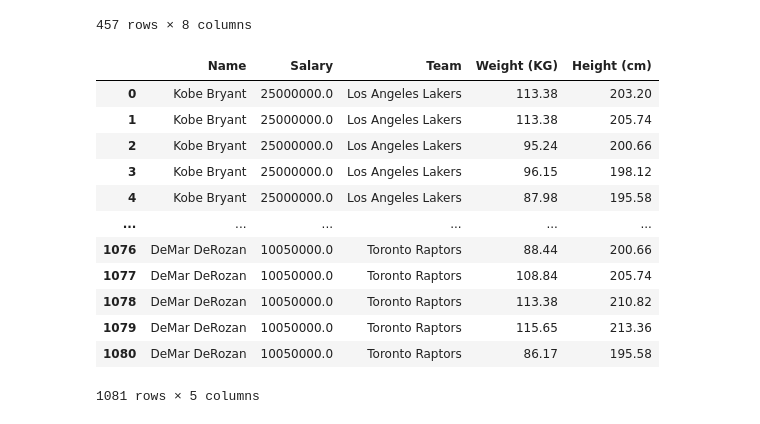
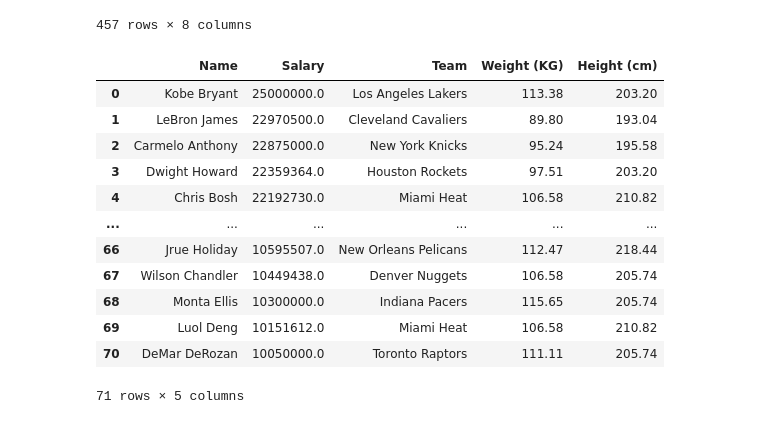
Before and after one commit to alelozanob16/Exploratory_Analysis_NBAData, a Jupyter notebook: EDA/exploratory_analysis.ipynb, the cells around one changed output. Saved outputs shown, nothing was run; the diff lists cells and outputs as text; code cells hidden in the pictures.

```diff
--- a/exploratoy_analysis.ipynb
+++ b/EDA/exploratory_analysis.ipynb
@@ -378,23 +378,23 @@ nba_merged2
 # %%
 # We going to join the top payed players with the info of the teams
 
 top_players = nba[['Name', 'Salary', 'Team']].query('Salary > 10000000').sort_values(by='Salary', ascending=False)
-team_info = nba[['Team', 'Weight (KG)', 'Height (cm)']]
-
+team_info = nba[['Team', 'Weight (KG)', 'Height (cm)']].drop_duplicates(subset='Team')
 players_teams = pd.merge(top_players, team_info, on = 'Team', how = 'inner')
 
+
 players_teams
 # %% [output]
 |  | Name | Salary | Team | Weight (KG) | Height (cm) |
 | 0 | Kobe Bryant | 25000000.0 | Los Angeles Lakers | 113.38 | 203.20 |
-| 1 | Kobe Bryant | 25000000.0 | Los Angeles Lakers | 113.38 | 205.74 |
-| 2 | Kobe Bryant | 25000000.0 | Los Angeles Lakers | 95.24 | 200.66 |
-| 3 | Kobe Bryant | 25000000.0 | Los Angeles Lakers | 96.15 | 198.12 |
-| 4 | Kobe Bryant | 25000000.0 | Los Angeles Lakers | 87.98 | 195.58 |
+| 1 | LeBron James | 22970500.0 | Cleveland Cavaliers | 89.80 | 193.04 |
+| 2 | Carmelo Anthony | 22875000.0 | New York Knicks | 95.24 | 195.58 |
+| 3 | Dwight Howard | 22359364.0 | Houston Rockets | 97.51 | 203.20 |
+| 4 | Chris Bosh | 22192730.0 | Miami Heat | 106.58 | 210.82 |
 | ... | ... | ... | ... | ... | ... |
-| 1076 | DeMar DeRozan | 10050000.0 | Toronto Raptors | 88.44 | 200.66 |
-| 1077 | DeMar DeRozan | 10050000.0 | Toronto Raptors | 108.84 | 205.74 |
-| 1078 | DeMar DeRozan | 10050000.0 | Toronto Raptors | 113.38 | 210.82 |
-| 1079 | DeMar DeRozan | 10050000.0 | Toronto Raptors | 115.65 | 213.36 |
-| 1080 | DeMar DeRozan | 10050000.0 | Toronto Raptors | 86.17 | 195.58 |
+| 66 | Jrue Holiday | 10595507.0 | New Orleans Pelicans | 112.47 | 218.44 |
+| 67 | Wilson Chandler | 10449438.0 | Denver Nuggets | 106.58 | 205.74 |
+| 68 | Monta Ellis | 10300000.0 | Indiana Pacers | 115.65 | 205.74 |
+| 69 | Luol Deng | 10151612.0 | Miami Heat | 106.58 | 210.82 |
+| 70 | DeMar DeRozan | 10050000.0 | Toronto Raptors | 111.11 | 205.74 |
-1081 rows × 5 columns
+71 rows × 5 columns
```
Also changed, not shown: 2 other files.
